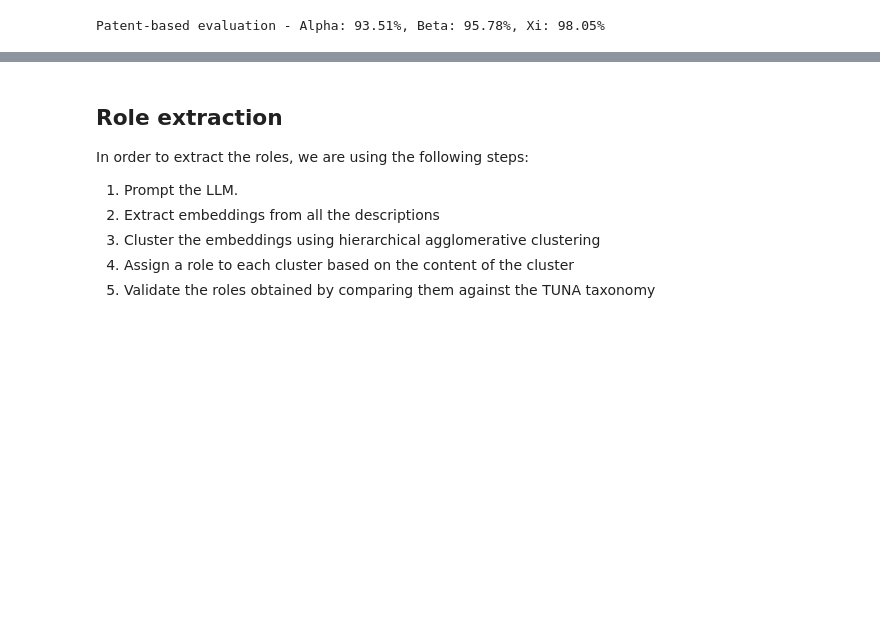
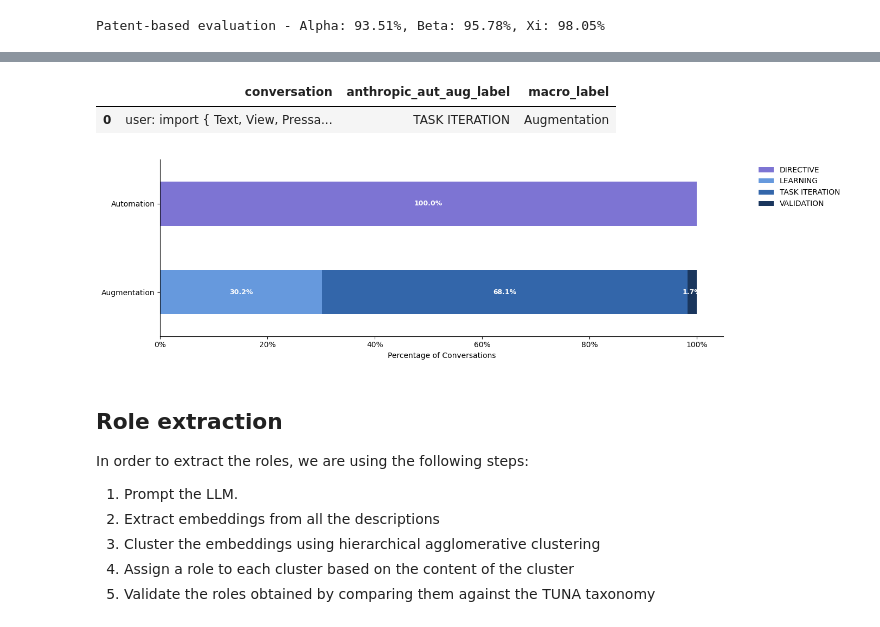
Before and after one commit to Engineering-AI-Systems-Team-3/chatgpt-at-work, a Jupyter notebook: chatgpt_at_work.ipynb, the cells around one changed output, grey strips where cells are left out. Drawn from its saved outputs; the diff is of its cells as text; code cells hidden in the pictures; blank space fills up the shorter version.

Commit message:
Replicate Anthropic Automation/Augmentation analysis

```diff
--- a/chatgpt_at_work.ipynb
+++ b/chatgpt_at_work.ipynb
@@ -845,0 +923,5 @@ Patent-based evaluation - Alpha: 93.51%, Beta: 95.78%, Xi: 98.05%
+# %%
+anthropic_aut_aug_df['anthropic_aut_aug_label'] = anthropic_aut_aug_df['anthropic_aut_aug_label'].apply(clean_anthropic_labels)
+
+labels_clean = anthropic_aut_aug_df['anthropic_aut_aug_label'].value_counts()
+print(labels_clean)
@@ -846,3 +940,77 @@ Patent-based evaluation - Alpha: 93.51%, Beta: 95.78%, Xi: 98.05%
+# %%
+macro_label = []
+automation_sublabels = ['DIRECTIVE', 'FEEDBACK LOOP']
+augmentation_sublabels = ['LEARNING', 'VALIDATION', 'TASK ITERATION']
+
+for label in anthropic_aut_aug_df["anthropic_aut_aug_label"]:
+    if label in automation_sublabels:
+        macro_label.append("Automation")
+    elif label in augmentation_sublabels:
+        macro_label.append("Augmentation")
+    else:
+        macro_label.append(None)
+anthropic_aut_aug_df["macro_label"] = macro_label
+anthropic_aut_aug_df.head(1)
+# %% [output]
+|  | conversation | anthropic_aut_aug_label | macro_label |
+| 0 | user: import { Text, View, Pressa... | TASK ITERATION | Augmentation |
+# %%
+import pandas as pd
+import matplotlib.pyplot as plt
+import matplotlib.ticker as mtick
+
+plot_data = pd.crosstab(
+    anthropic_aut_aug_df['macro_label'],
+    anthropic_aut_aug_df['anthropic_aut_aug_label'],
+    normalize='index'
+) * 100
+
+color_map = {
+    'VALIDATION': '#1a365d',
+    'TASK ITERATION': '#3366aa',
+    'LEARNING': '#6699dd',
+    'FEEDBACK LOOP': '#332d73',
+    'DIRECTIVE': '#7d74d3'
+}
+colors = [color_map.get(col, '#CCCCCC') for col in plot_data.columns]
+
+
+fig, ax = plt.subplots(figsize=(14, 4))
+
+plot_data.plot(
+    kind='barh',
+    stacked=True,
+    ax=ax,
+    color=colors,
+    edgecolor='none'
+)
+
+ax.spines[['top', 'right']].set_visible(False)
+ax.set_xlabel('Percentage of Conversations')
+ax.set_ylabel('')
+ax.xaxis.set_major_formatter(mtick.PercentFormatter())
+ax.legend(bbox_to_anchor=(1.05, 1), loc='upper left', frameon=False)
+
+for container in ax.containers:
+    for v in container:
+        width = v.get_width()
+        # Only print labels for segments > 0.5% to avoid showing 0% values
+        if width > 0.5:
+            ax.text(
+                v.get_x() + width/2,
+                v.get_y() + v.get_height()/2,
+                f'{width:.1f}%',
+                ha='center',
+                va='center',
+                color='white',
+                fontweight='bold',
+                fontsize=9
+            )
+
+plt.tight_layout()
+plt.show()
+# %% [output]
+[figure, added]
 # %% [markdown]
 ## Role extraction
 In order to extract the roles, we are using the following steps:
```
Also changed, not shown: parts of 9 cells of this notebook, 3 other files.
